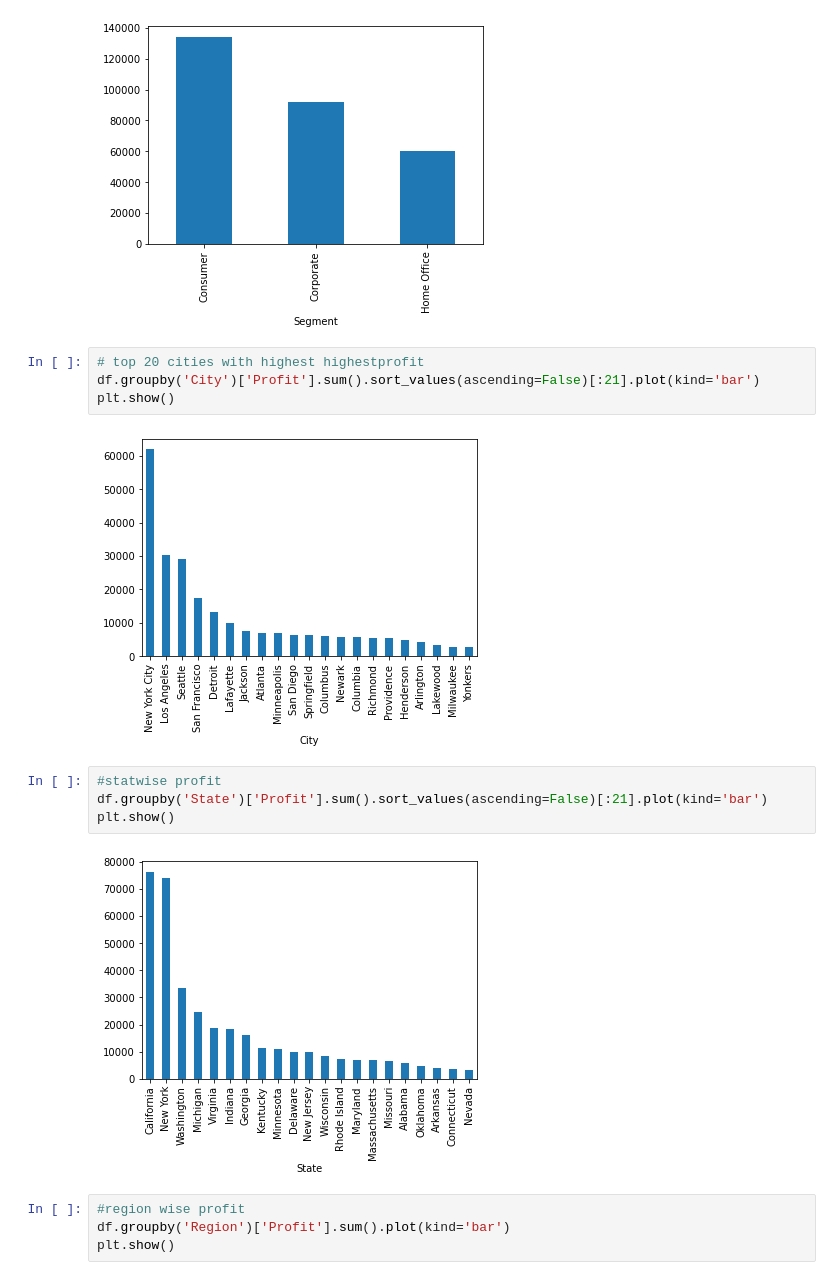
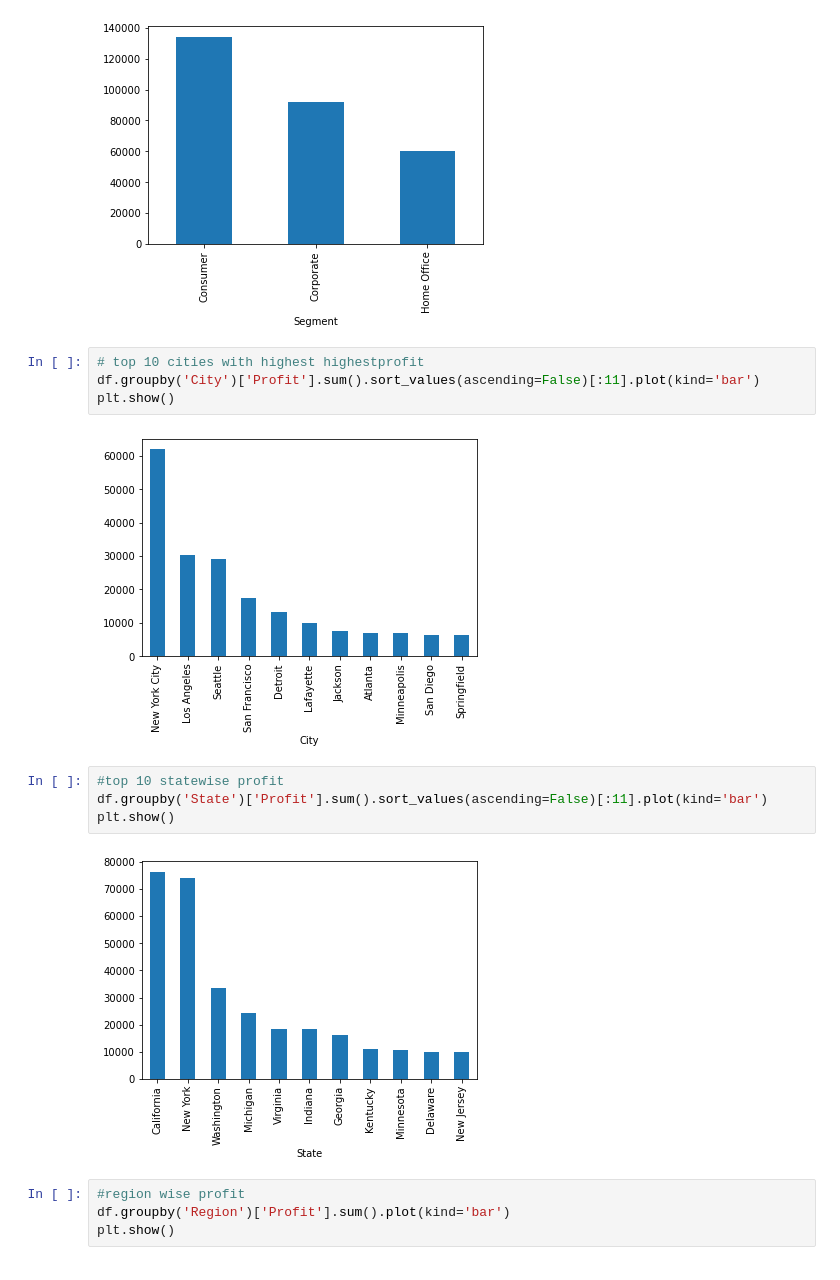
Before and after one commit to Chirag-Naik666/TheSparksFoundation, a Jupyter notebook: TSF_task2.ipynb, the cells around one changed output. Drawn from its saved outputs; the diff is of its cells as text.

```diff
--- a/TSF_task2.ipynb
+++ b/TSF_task2.ipynb
@@ -167,17 +167,17 @@ plt.show()
 # %% [output]
 [figure]
 # %%
-# top 20 cities with highest highestprofit
-df.groupby('City')['Profit'].sum().sort_values(ascending=False)[:21].plot(kind='bar')
+# top 10 cities with highest highestprofit
+df.groupby('City')['Profit'].sum().sort_values(ascending=False)[:11].plot(kind='bar')
 plt.show()
 # %% [output]
-[figure, old version]
+[figure, new version]
 # %%
-#statwise profit
-df.groupby('State')['Profit'].sum().sort_values(ascending=False)[:21].plot(kind='bar')
+#top 10 statewise profit
+df.groupby('State')['Profit'].sum().sort_values(ascending=False)[:11].plot(kind='bar')
 plt.show()
 # %% [output]
-[figure, old version]
+[figure, new version]
 # %%
 #region wise profit
 df.groupby('Region')['Profit'].sum().plot(kind='bar')
```
Also changed, not shown: parts of 3 cells of this notebook.
